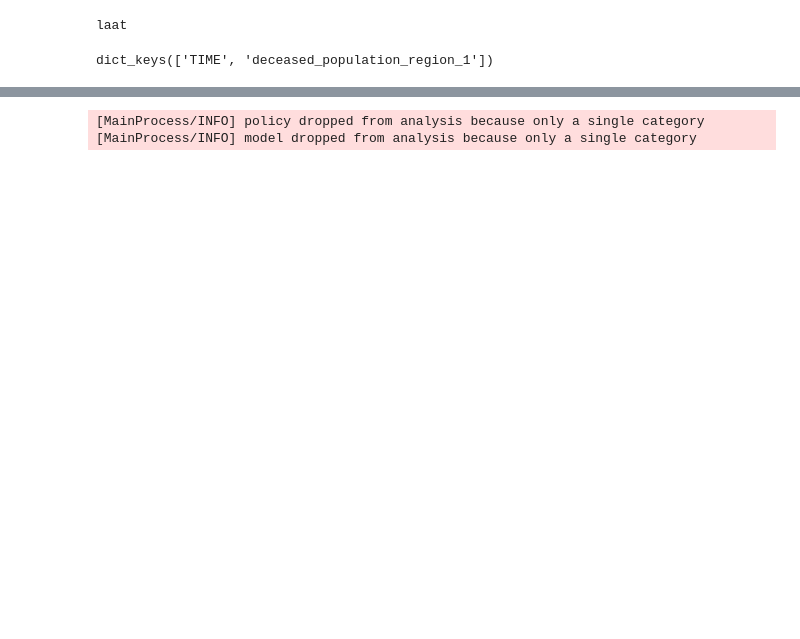
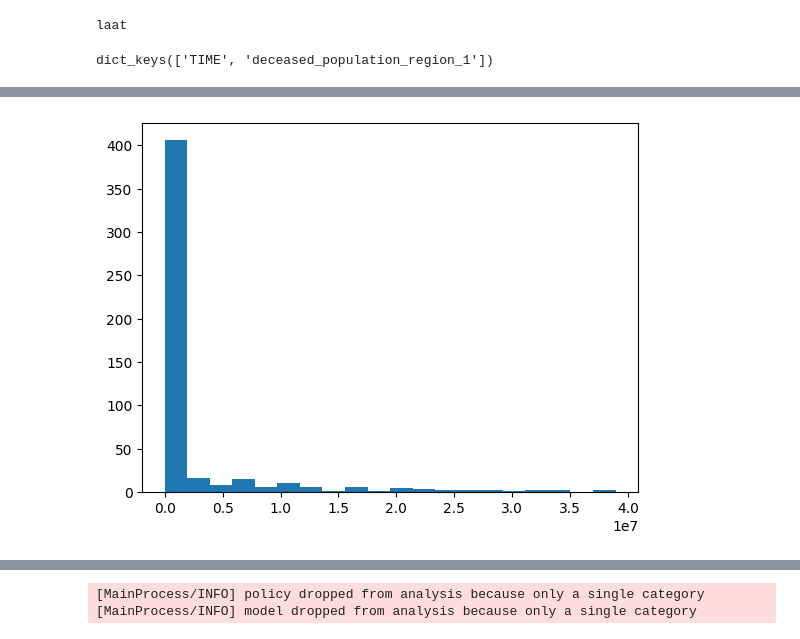
Before and after one commit to pfoytik/scenarioDiscovery, a Jupyter notebook: flue_model.ipynb, the cells around one changed output, grey strips where cells are left out. Drawn from its saved outputs; the diff is of its cells as text; code cells hidden in the pictures; blank space fills up the shorter version.

```diff
--- a/flue_model.ipynb
+++ b/flue_model.ipynb
@@ -475,0 +513,6 @@ for i in range(0, 500):
+# %%
+### This plots a histogram of the max number of deceased people in region 1
+plt.hist([max(outcomes['deceased_population_region_1'][i]) for i in range(0, 500)], bins=20)
+plt.show()
+# %% [output]
+[figure, added]
```
Also changed, not shown: parts of 25 cells of this notebook.
